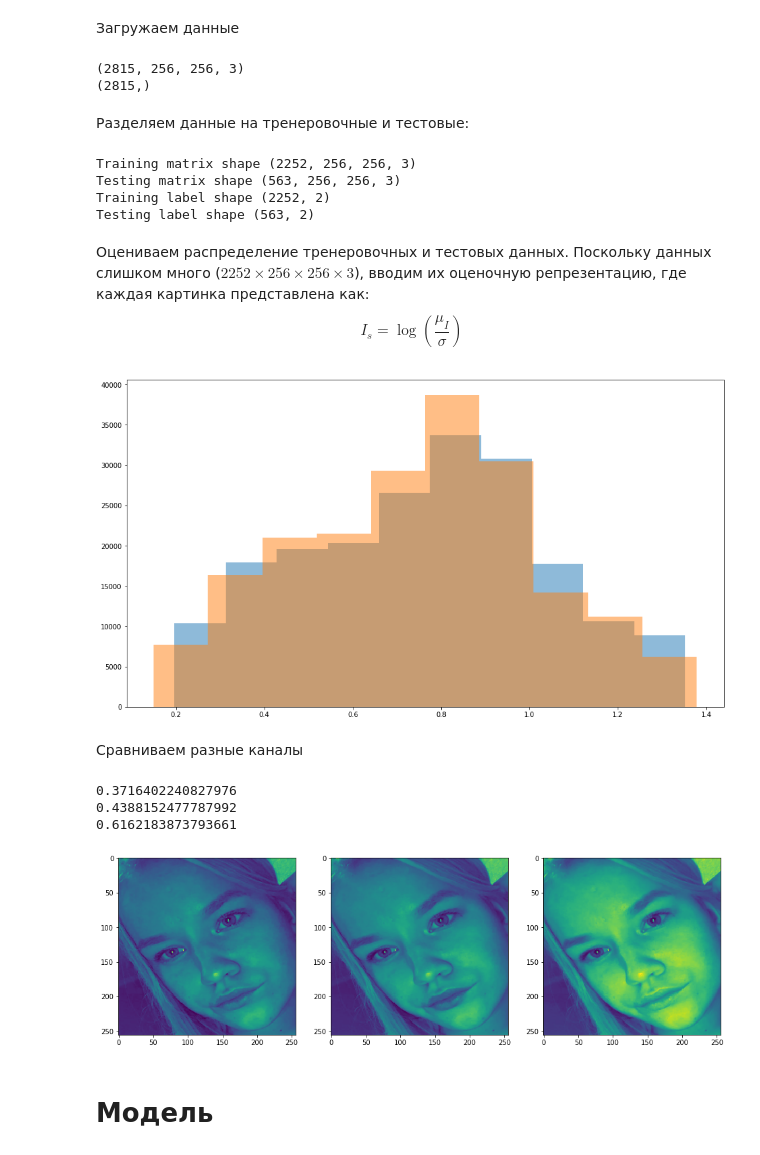
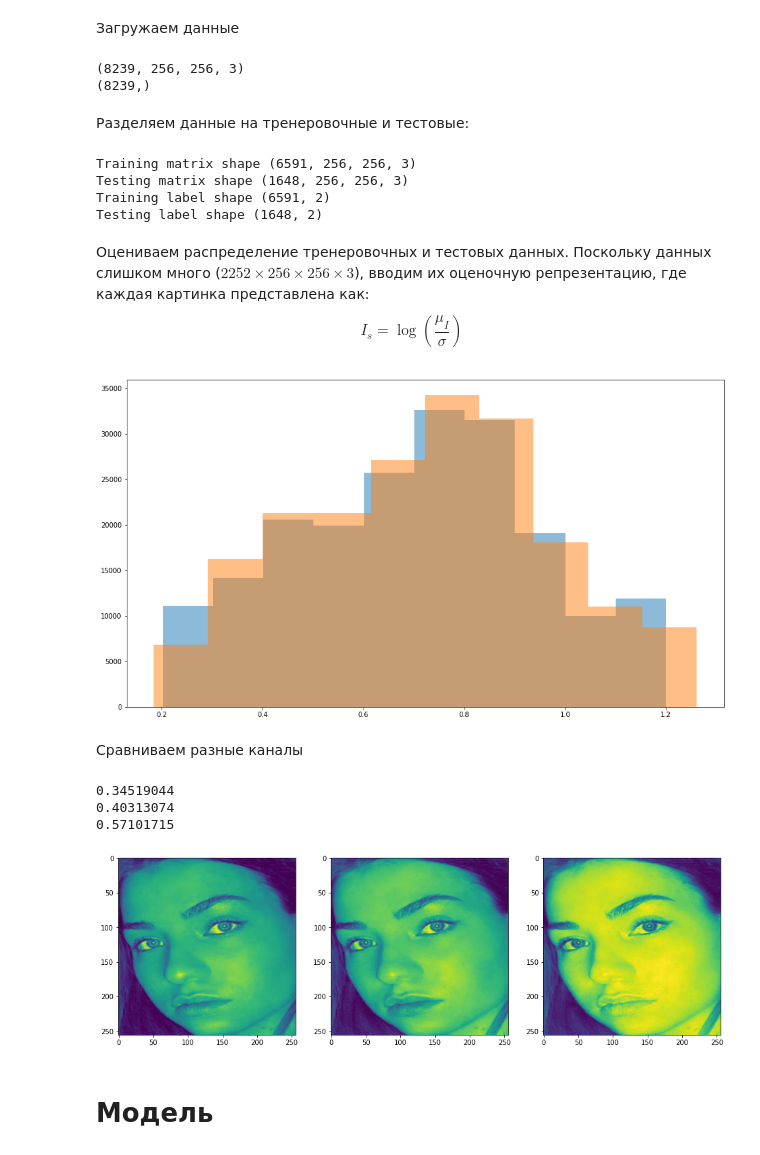
Before and after one commit to JuiceFV/stankin_pst_project, a Jupyter notebook: application/base_network.ipynb, the cells around one changed output. Drawn from its saved outputs; the diff is of its cells as text; code cells hidden in the pictures.

```diff
--- a/application/base_network.ipynb
+++ b/application/base_network.ipynb
@@ -44,23 +44,25 @@ _lambda = 0.01
 Загружаем данные
 # %%
 data = np.load('processed_val_images.npy')
+# Perform the float32 converting here cuz I obtain an error due to inabillity to allocate the memory for the float64
+data = data.astype('float32')
+
 labels = np.load('processed_val_labels.npy')
-
 print(data.shape)
 print(labels.shape)
 # %% [output]
-(2815, 256, 256, 3)
-(2815,)
+(8239, 256, 256, 3)
+(8239,)
 # %% [markdown]
 Разделяем данные на тренеровочные и тестовые:
 # %%
 X_train, X_test, y_train, y_test = train_test_split(data, labels, train_size = 0.8, random_state = 20)
 
-nb_classes = 1
+nb_classes = 2
 y_train = np.array(y_train)
 y_test = np.array(y_test)
-Y_train = np_utils.to_categorical(y_train)
-Y_test = np_utils.to_categorical(y_test)
+Y_train = to_categorical(y_train)
+Y_test = to_categorical(y_test)
 
 X_train = X_train.astype('float32')
 X_test = X_test.astype('float32')
@@ -71,10 +73,10 @@ print("Testing matrix shape", X_test.shape)
 print("Training label shape", Y_train.shape)
 print("Testing label shape", Y_test.shape)
 # %% [output]
-Training matrix shape (2252, 256, 256, 3)
-Testing matrix shape (563, 256, 256, 3)
-Training label shape (2252, 2)
-Testing label shape (563, 2)
+Training matrix shape (6591, 256, 256, 3)
+Testing matrix shape (1648, 256, 256, 3)
+Training label shape (6591, 2)
+Testing label shape (1648, 2)
 # %% [markdown]
 Оцениваем распределение тренеровочных и тестовых данных. Поскольку данных слишком много ($2252 \times 256 \times 256 \times 3$), вводим их оценочную репрезентацию, где каждая картинка представлена как:
 $$
@@ -83,13 +85,13 @@ $$
 # %%
 def normalized_mean(arr):
     return np.log(np.mean(arr)/np.std(arr))
 
 plt.figure(figsize=(16,9))
-plt.hist(np.apply_along_axis(normalized_mean, 0, X_train.reshape(2252,-1)), alpha=0.5, label='train')
-plt.hist(np.apply_along_axis(normalized_mean, 0, X_test.reshape(563,-1)), alpha=0.5, label='test')
+plt.hist(np.apply_along_axis(normalized_mean, 0, X_train.reshape(6591,-1)), alpha=0.5, label='train')
+plt.hist(np.apply_along_axis(normalized_mean, 0, X_test.reshape(1648,-1)), alpha=0.5, label='test')
 plt.show()
 # %% [output]
-[figure, old version]
+[figure, new version]
 # %% [markdown]
 Сравниваем разные каналы
 # %%
@@ -97,9 +99,9 @@ print(np.median(data[:,:,:, 0]))
 print(np.median(data[:,:,:, 1]))
 print(np.median(data[:,:,:, 2]))
 # %% [output]
-0.3716402240827976
-0.4388152477787992
-0.6162183873793661
+0.34519044
+0.40313074
+0.57101715
 # %%
 fig, ax = plt.subplots(1, 3, figsize=(16,9))
 
@@ -109,7 +111,7 @@ ax[2].imshow(data[100,:,:, 2])
 
 plt.show()
 # %% [output]
-[figure, old version]
+[figure, new version]
 # %% [markdown]
 # Модель
 # %% [markdown]
```
Also changed, not shown: parts of 8 cells of this notebook, 1 other file.
